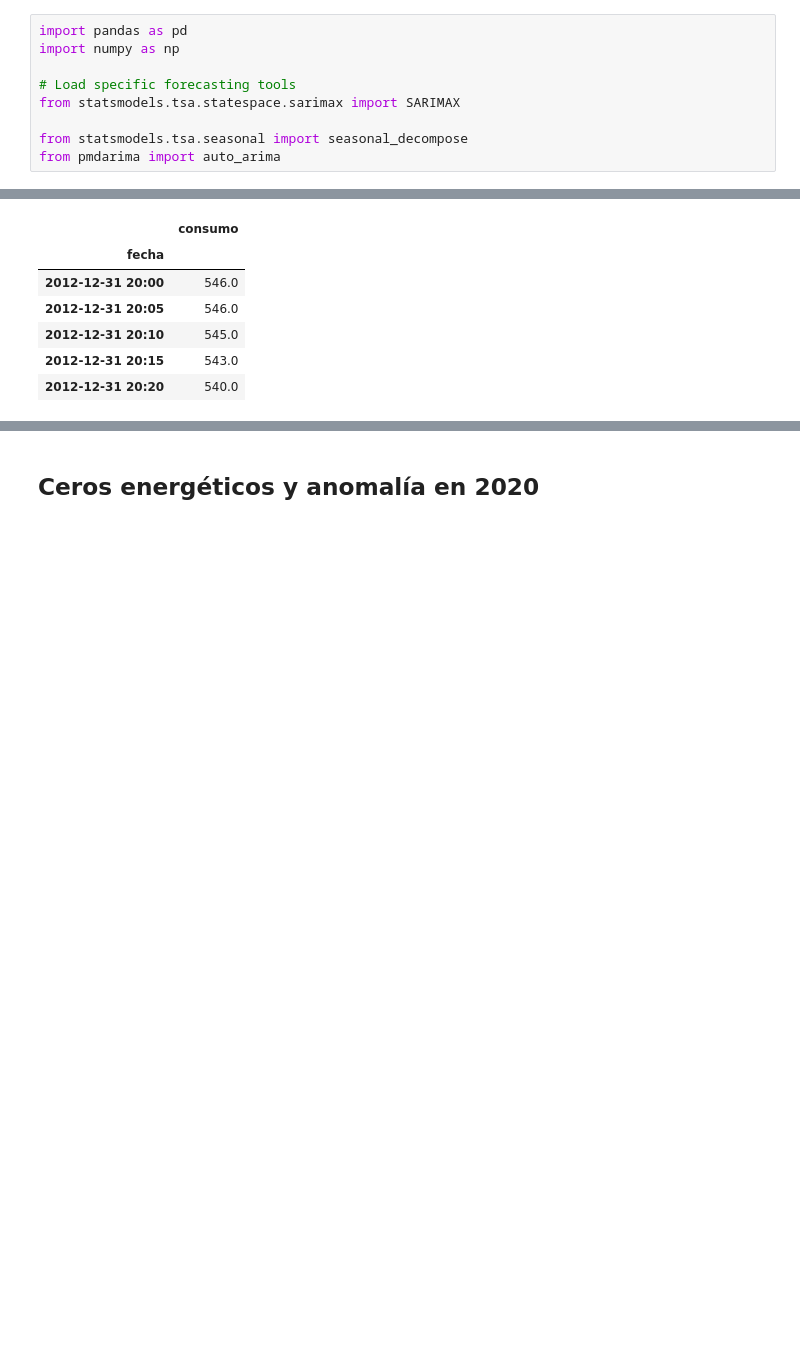
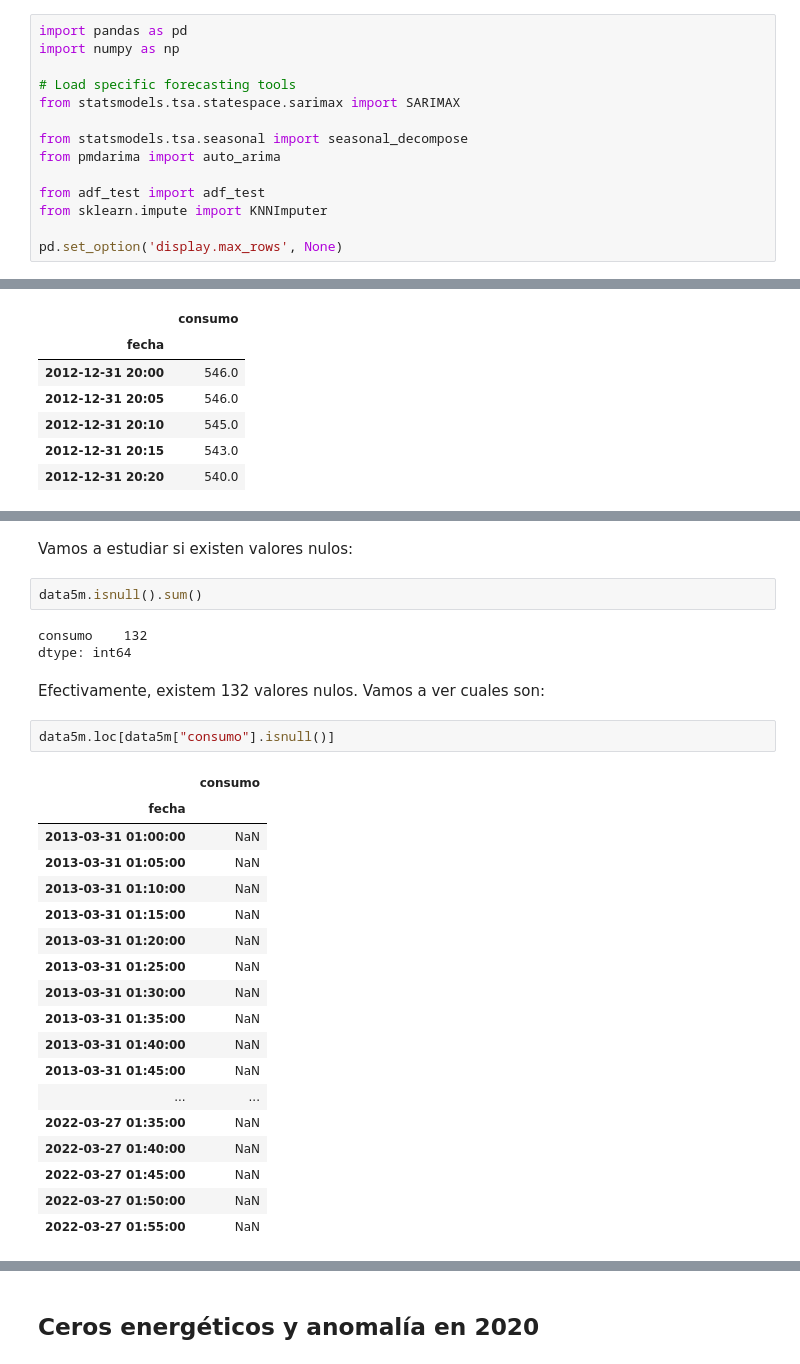
Before and after one commit to joselquin/Demanda_Energia_TF, a Jupyter notebook: Demanda Energía TF.ipynb, the cells around one changed output, grey strips where cells are left out. Drawn from its saved outputs; the diff is of its cells as text; blank space fills up the shorter version.

```diff
--- a/Demanda Energía TF.ipynb
+++ b/Demanda Energía TF.ipynb
@@ -23,6 +23,11 @@ from statsmodels.tsa.statespace.sarimax import SARIMAX
 
 from statsmodels.tsa.seasonal import seasonal_decompose
 from pmdarima import auto_arima
+
+from adf_test import adf_test
+from sklearn.impute import KNNImputer
+
+pd.set_option('display.max_rows', None)
 # %%
 data5m = pd.read_csv("./demanda_energia_TF_5m.csv", index_col="fecha")
 data5m.head()
@@ -66,0 +72,30 @@ DatetimeIndex(['2012-12-31 20:00:00', '2012-12-31 20:05:00',
+# %% [markdown]
+Vamos a estudiar si existen valores nulos:
+# %%
+data5m.isnull().sum()
+# %% [output]
+consumo    132
+dtype: int64
+# %% [markdown]
+Efectivamente, existem 132 valores nulos. Vamos a ver cuales son:
+# %%
+data5m.loc[data5m["consumo"].isnull()]
+# %% [output]
+|  | consumo |
+| fecha |  |
+| 2013-03-31 01:00:00 | NaN |
+| 2013-03-31 01:05:00 | NaN |
+| 2013-03-31 01:10:00 | NaN |
+| 2013-03-31 01:15:00 | NaN |
+| 2013-03-31 01:20:00 | NaN |
+| 2013-03-31 01:25:00 | NaN |
+| 2013-03-31 01:30:00 | NaN |
+| 2013-03-31 01:35:00 | NaN |
+| 2013-03-31 01:40:00 | NaN |
+| 2013-03-31 01:45:00 | NaN |
+| ... | ... |
+| 2022-03-27 01:35:00 | NaN |
+| 2022-03-27 01:40:00 | NaN |
+| 2022-03-27 01:45:00 | NaN |
+| 2022-03-27 01:50:00 | NaN |
+| 2022-03-27 01:55:00 | NaN |
```
Also changed, not shown: parts of 18 cells of this notebook, 5 other files.
